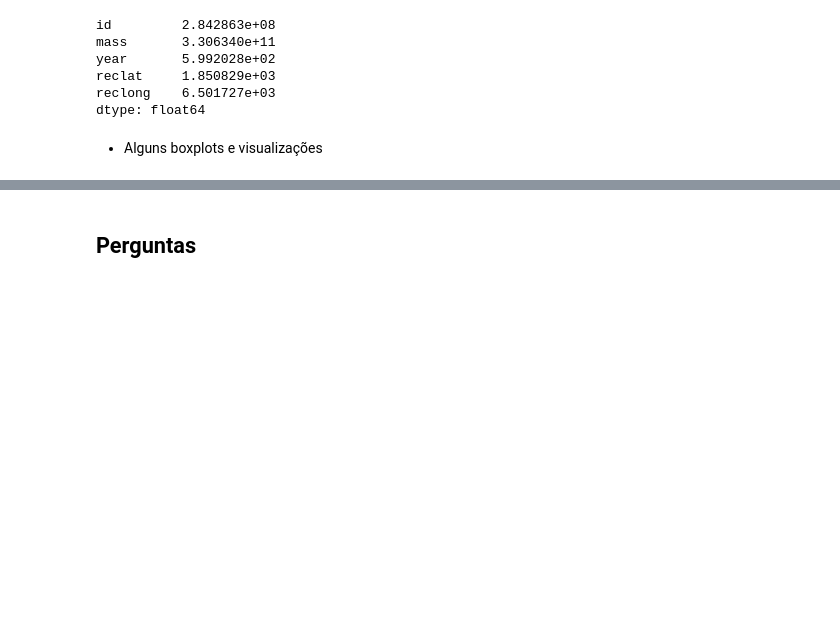
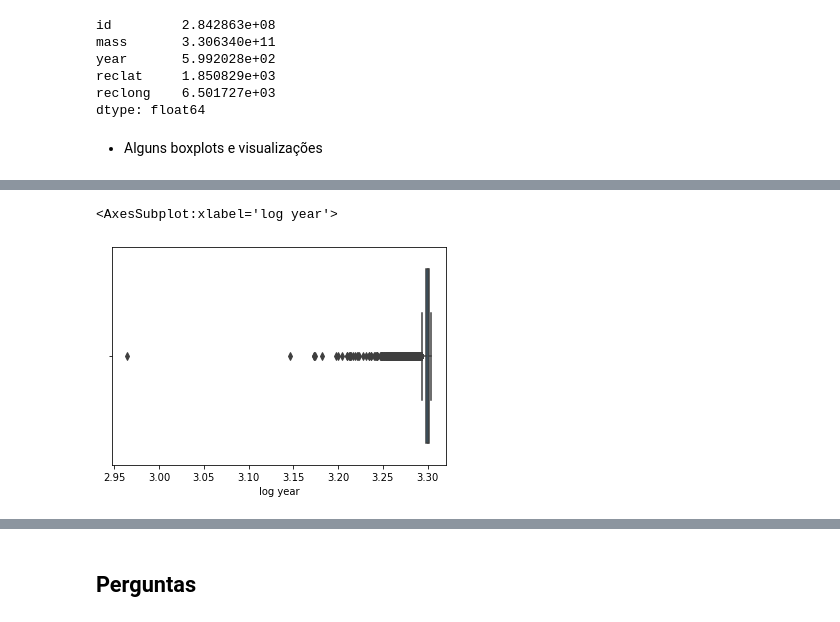
Before and after one commit to biabcaval/Projeto-ICD-analise-meteoros, a Jupyter notebook: relatório_final.ipynb, the cells around one changed output, grey strips where cells are left out. Saved outputs shown, nothing was run; the diff lists cells and outputs as text; code cells hidden in the pictures; blank space fills up the shorter version.

```diff
--- a/relatório_final.ipynb
+++ b/relatório_final.ipynb
@@ -184,0 +200,11 @@ dtype: float64
+# %%
+year_copy = (df1[df1['year'] > 0]).copy()
+
+df1['log year'] = np.log10(year_copy['year'])
+
+sns.boxplot(data=df1, x='log year') #utilizando a escala em logarítmica
+
+# Boxplot variável year em escala logarítmica
+# %% [output]
+<AxesSubplot:xlabel='log year'>
+[figure, added]
```
Also changed, not shown: parts of 5 cells of this notebook.
